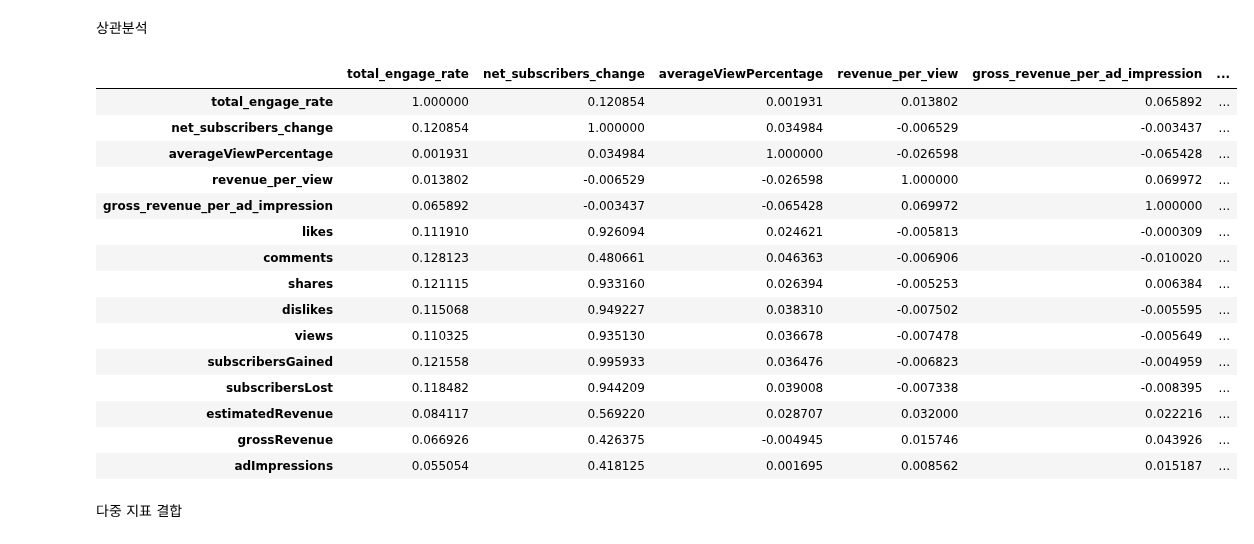
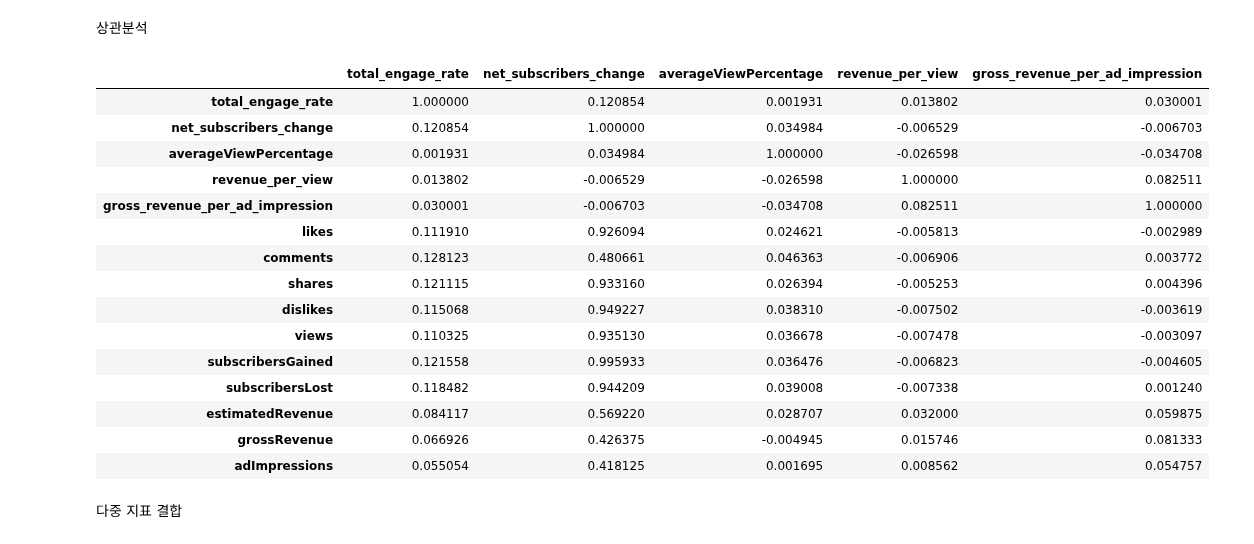
Before and after one commit to kkwann/awake, a Jupyter notebook: 6.Final_Report.ipynb, the cells around one changed output. Drawn from its saved outputs; the diff is of its cells as text; code cells hidden in the pictures.

```diff
--- a/6.Final_Report.ipynb
+++ b/6.Final_Report.ipynb
@@ -500,6 +497,8 @@ merge_df_users_fin = merge_df_users_fin.replace([np.inf, -np.inf], 0) ## inf
 # y값 활용 지표
 y_col = ['total_engage_rate', 'net_subscribers_change', 'averageViewPercentage', 'revenue_per_view', 'gross_revenue_per_ad_impression'] ## null값은 views가 0인 데이터
 # %%
-# null값 대체
-merge_df_users_fin[y_col] = merge_df_users_fin[y_col].fillna(0) ## NaN
-merge_df_users_fin[y_col] = merge_df_users_fin[y_col].replace([np.inf, -np.inf], 0) ## inf
+# NaN 값을 0으로 대체
+merge_df_users_fin[y_col].fillna(0, inplace=True)
+
+# inf와 -inf 값을 0으로 대체
+merge_df_users_fin[y_col].replace([np.inf, -np.inf], 0, inplace=True)
@@ -511,24 +519,24 @@ corr_df = merge_df_users_fin[['total_engage_rate', 'net_subscribers_change', 'av
                               'gross_revenue_per_ad_impression','likes','comments','shares','dislikes','views',
                               'subscribersGained','subscribersLost','estimatedRevenue','grossRevenue','adImpressions']].corr()
 # %%
-corr_df
+corr_df[y_col]
 # %% [output]
-|  | total_engage_rate | net_subscribers_change | averageViewPercentage | revenue_per_view | gross_revenue_per_ad_impression | ... |
-| total_engage_rate | 1.000000 | 0.120854 | 0.001931 | 0.013802 | 0.065892 | ... |
-| net_subscribers_change | 0.120854 | 1.000000 | 0.034984 | -0.006529 | -0.003437 | ... |
-| averageViewPercentage | 0.001931 | 0.034984 | 1.000000 | -0.026598 | -0.065428 | ... |
-| revenue_per_view | 0.013802 | -0.006529 | -0.026598 | 1.000000 | 0.069972 | ... |
-| gross_revenue_per_ad_impression | 0.065892 | -0.003437 | -0.065428 | 0.069972 | 1.000000 | ... |
-| likes | 0.111910 | 0.926094 | 0.024621 | -0.005813 | -0.000309 | ... |
-| comments | 0.128123 | 0.480661 | 0.046363 | -0.006906 | -0.010020 | ... |
-| shares | 0.121115 | 0.933160 | 0.026394 | -0.005253 | 0.006384 | ... |
-| dislikes | 0.115068 | 0.949227 | 0.038310 | -0.007502 | -0.005595 | ... |
-| views | 0.110325 | 0.935130 | 0.036678 | -0.007478 | -0.005649 | ... |
-| subscribersGained | 0.121558 | 0.995933 | 0.036476 | -0.006823 | -0.004959 | ... |
-| subscribersLost | 0.118482 | 0.944209 | 0.039008 | -0.007338 | -0.008395 | ... |
-| estimatedRevenue | 0.084117 | 0.569220 | 0.028707 | 0.032000 | 0.022216 | ... |
-| grossRevenue | 0.066926 | 0.426375 | -0.004945 | 0.015746 | 0.043926 | ... |
-| adImpressions | 0.055054 | 0.418125 | 0.001695 | 0.008562 | 0.015187 | ... |
+|  | total_engage_rate | net_subscribers_change | averageViewPercentage | revenue_per_view | gross_revenue_per_ad_impression |
+| total_engage_rate | 1.000000 | 0.120854 | 0.001931 | 0.013802 | 0.030001 |
+| net_subscribers_change | 0.120854 | 1.000000 | 0.034984 | -0.006529 | -0.006703 |
+| averageViewPercentage | 0.001931 | 0.034984 | 1.000000 | -0.026598 | -0.034708 |
+| revenue_per_view | 0.013802 | -0.006529 | -0.026598 | 1.000000 | 0.082511 |
+| gross_revenue_per_ad_impression | 0.030001 | -0.006703 | -0.034708 | 0.082511 | 1.000000 |
+| likes | 0.111910 | 0.926094 | 0.024621 | -0.005813 | -0.002989 |
+| comments | 0.128123 | 0.480661 | 0.046363 | -0.006906 | 0.003772 |
+| shares | 0.121115 | 0.933160 | 0.026394 | -0.005253 | 0.004396 |
+| dislikes | 0.115068 | 0.949227 | 0.038310 | -0.007502 | -0.003619 |
+| views | 0.110325 | 0.935130 | 0.036678 | -0.007478 | -0.003097 |
+| subscribersGained | 0.121558 | 0.995933 | 0.036476 | -0.006823 | -0.004605 |
+| subscribersLost | 0.118482 | 0.944209 | 0.039008 | -0.007338 | 0.001240 |
+| estimatedRevenue | 0.084117 | 0.569220 | 0.028707 | 0.032000 | 0.059875 |
+| grossRevenue | 0.066926 | 0.426375 | -0.004945 | 0.015746 | 0.081333 |
+| adImpressions | 0.055054 | 0.418125 | 0.001695 | 0.008562 | 0.054757 |
 # %% [markdown]
 다중 지표 결합
 # %%
```
Also changed, not shown: parts of 8 cells of this notebook, 1 other file.
